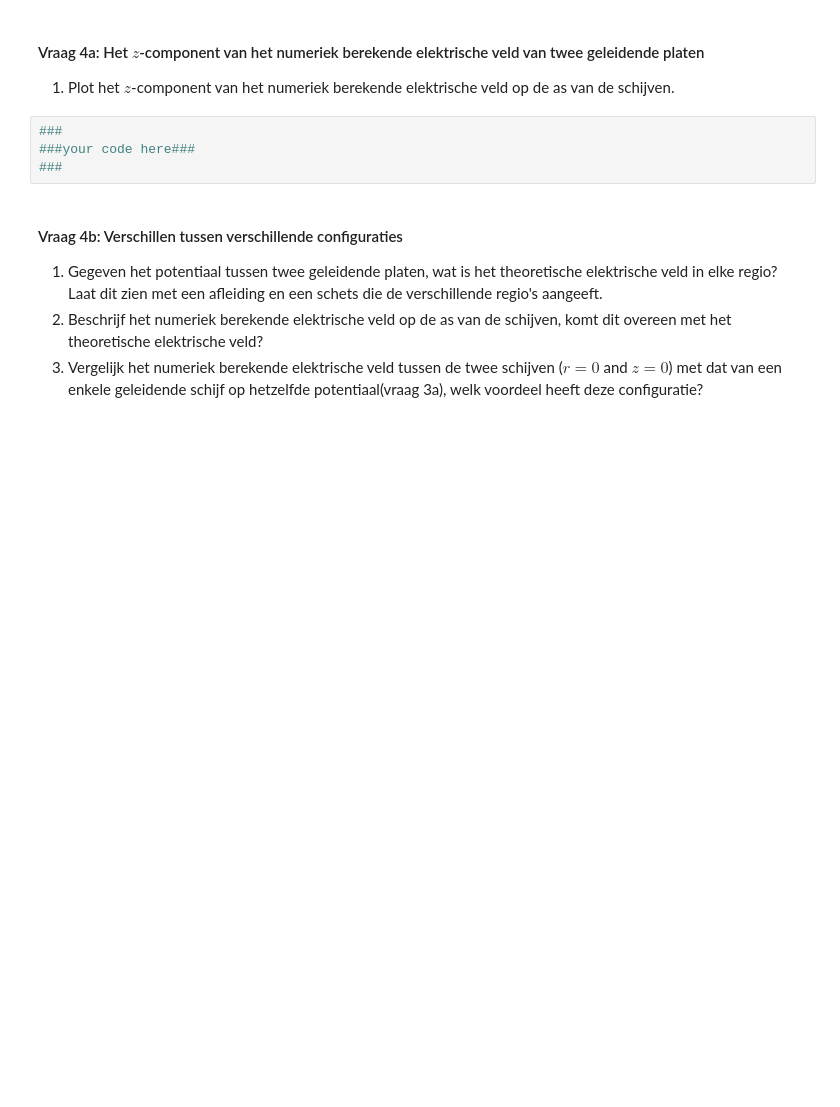
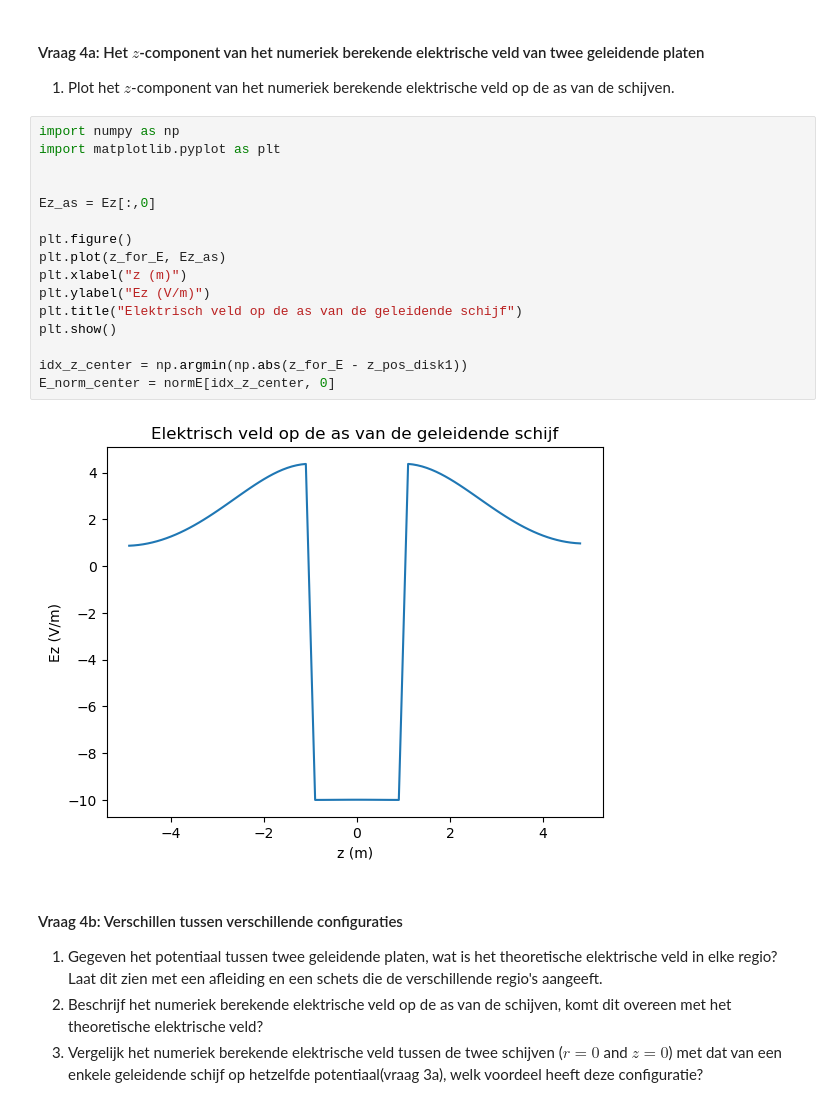
Before and after one commit to yaeljawahierkhan/opdrachten-DEF-D, a Jupyter notebook: DigitaleOntwerpopdrachten/1CondensatorOpdracht/CondensatorOntwerpopdracht.ipynb, the cells around one changed output. Drawn from its saved outputs; the diff is of its cells as text; blank space fills up the shorter version.

```diff
--- a/DigitaleOntwerpopdrachten/1CondensatorOpdracht/CondensatorOntwerpopdracht.ipynb
+++ b/DigitaleOntwerpopdrachten/1CondensatorOpdracht/CondensatorOntwerpopdracht.ipynb
@@ -451,9 +457,23 @@ plot_results_disk(Ez, Er, normE, V, r, z, grid_step, disk_radius, z_pos_disk1, z
 
 1. Plot het $z$-component van het numeriek berekende elektrische veld op de as van de schijven.
 # %%
-###
-###your code here###
-###
+import numpy as np
+import matplotlib.pyplot as plt
+
+
+Ez_as = Ez[:,0]
+
+plt.figure()
+plt.plot(z_for_E, Ez_as)
+plt.xlabel("z (m)")
+plt.ylabel("Ez (V/m)")
+plt.title("Elektrisch veld op de as van de geleidende schijf")
+plt.show()
+
+idx_z_center = np.argmin(np.abs(z_for_E - z_pos_disk1))
+E_norm_center = normE[idx_z_center, 0]
+# %% [output]
+[figure, added]
 # %% [markdown]
 #### Vraag 4b: Verschillen tussen verschillende configuraties
 
```
Also changed, not shown: parts of 8 cells of this notebook, 1 other file.
